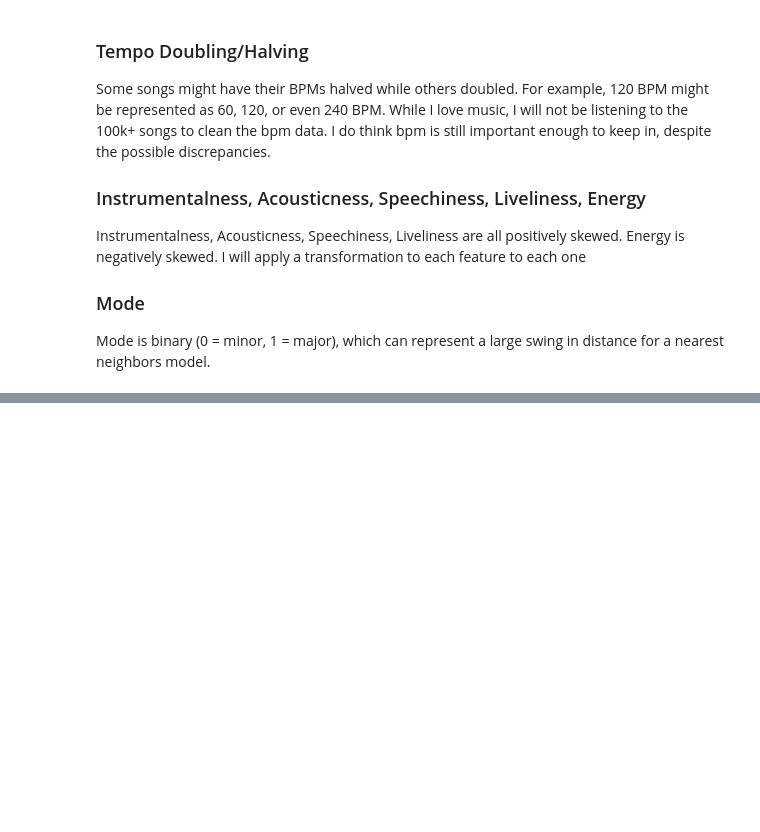
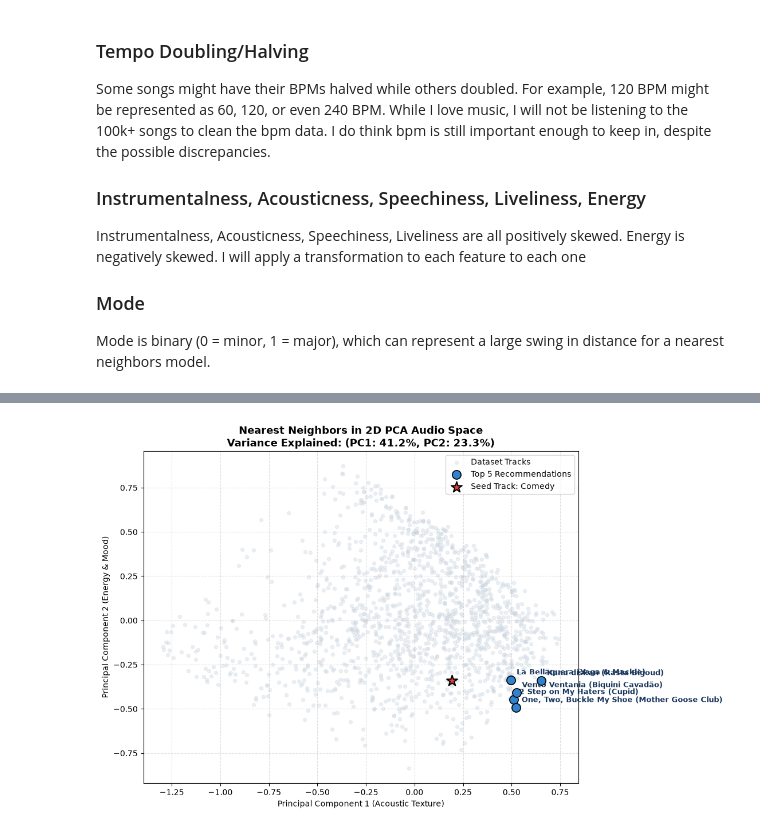
Before and after one commit to kevzjhu/Spotify-Stats, a Jupyter notebook: tracks_dataset.ipynb, the cells around one changed output, grey strips where cells are left out. Saved outputs shown, nothing was run; the diff lists cells and outputs as text; code cells hidden in the pictures; blank space fills up the shorter version.

```diff
--- a/tracks_dataset.ipynb
+++ b/tracks_dataset.ipynb
@@ -217,0 +231,96 @@ NearestNeighbors does not accept missing values encoded as NaN natively. For sup
+# %%
+def plot_neighborhood_pca(song_title, n_recs=5, n_background_samples=1500):
+    matches = df[
+        df["track_name"].str.contains(song_title, case=False, na=False)
+    ]
+    if matches.empty:
+        print(f"Song '{song_title}' not found.")
+        return
+
+    seed_idx = matches.index[0]
+    seed_vector = X_weighted[seed_idx].reshape(1, -1)
+
+    # 1. Query nearest neighbors
+    distances, indices = nn_model.kneighbors(
+        seed_vector, n_neighbors=n_recs + 1
+    )
+    rec_indices = indices[0][1:]
+
+    # 2. Reduce weighted feature matrix to 2D using PCA
+    pca = PCA(n_components=2, random_state=42)
+    X_pca = pca.fit_transform(X_weighted)
+
+    # 3. Sample background tracks for context
+    bg_sample_idx = np.random.choice(
+        len(df), size=n_background_samples, replace=False
+    )
+
+    plt.figure(figsize=(11, 7))
+
+    # Plot background points
+    plt.scatter(
+        X_pca[bg_sample_idx, 0],
+        X_pca[bg_sample_idx, 1],
+        c="#CBD5E0",
+        alpha=0.35,
+        s=18,
+        label="Dataset Tracks",
+    )
+
+    # Plot Recommended Neighbors
+    plt.scatter(
+        X_pca[rec_indices, 0],
+        X_pca[rec_indices, 1],
+        c="#3182CE",
+        s=120,
+        edgecolor="black",
+        linewidth=1.2,
+        zorder=4,
+        label=f"Top {n_recs} Recommendations",
+    )
+
+    # Annotate Recommended Tracks
+    for idx in rec_indices:
+        name = df.iloc[idx]["track_name"]
+        artist = df.iloc[idx]["artists"].split(";")[0]
+        plt.annotate(
+            f"{name} ({artist})",
+            (X_pca[idx, 0], X_pca[idx, 1]),
+            textcoords="offset points",
+            xytext=(7, 7),
+            fontsize=9,
+            weight="bold",
+            color="#1A365D",
+        )
+
+    # Plot Seed Track
+    plt.scatter(
+        X_pca[seed_idx, 0],
+        X_pca[seed_idx, 1],
+        c="#E53E3E",
+        s=200,
+        marker="*",
+        edgecolor="black",
+        linewidth=1.5,
+        zorder=5,
+        label=f"Seed Track: {df.iloc[seed_idx]['track_name']}",
+    )
+
+    plt.title(
+        f"Nearest Neighbors in 2D PCA Audio Space\n"
+        f"Variance Explained: (PC1: {pca.explained_variance_ratio_[0]:.1%}, PC2: {pca.explained_variance_ratio_[1]:.1%})",
+        fontsize=13,
+        fontweight="bold",
+    )
+    plt.xlabel("Principal Component 1 (Acoustic Texture)", fontsize=10)
+    plt.ylabel("Principal Component 2 (Energy & Mood)", fontsize=10)
+    plt.grid(True, linestyle="--", alpha=0.4)
+    plt.legend(loc="best", fontsize=10)
+    plt.tight_layout()
+    plt.show()
+
+
+# Example usage:
+plot_neighborhood_pca("Comedy", n_recs=5)
+# %% [output]
+[figure, added]
```
Also changed, not shown: parts of 7 cells of this notebook.
